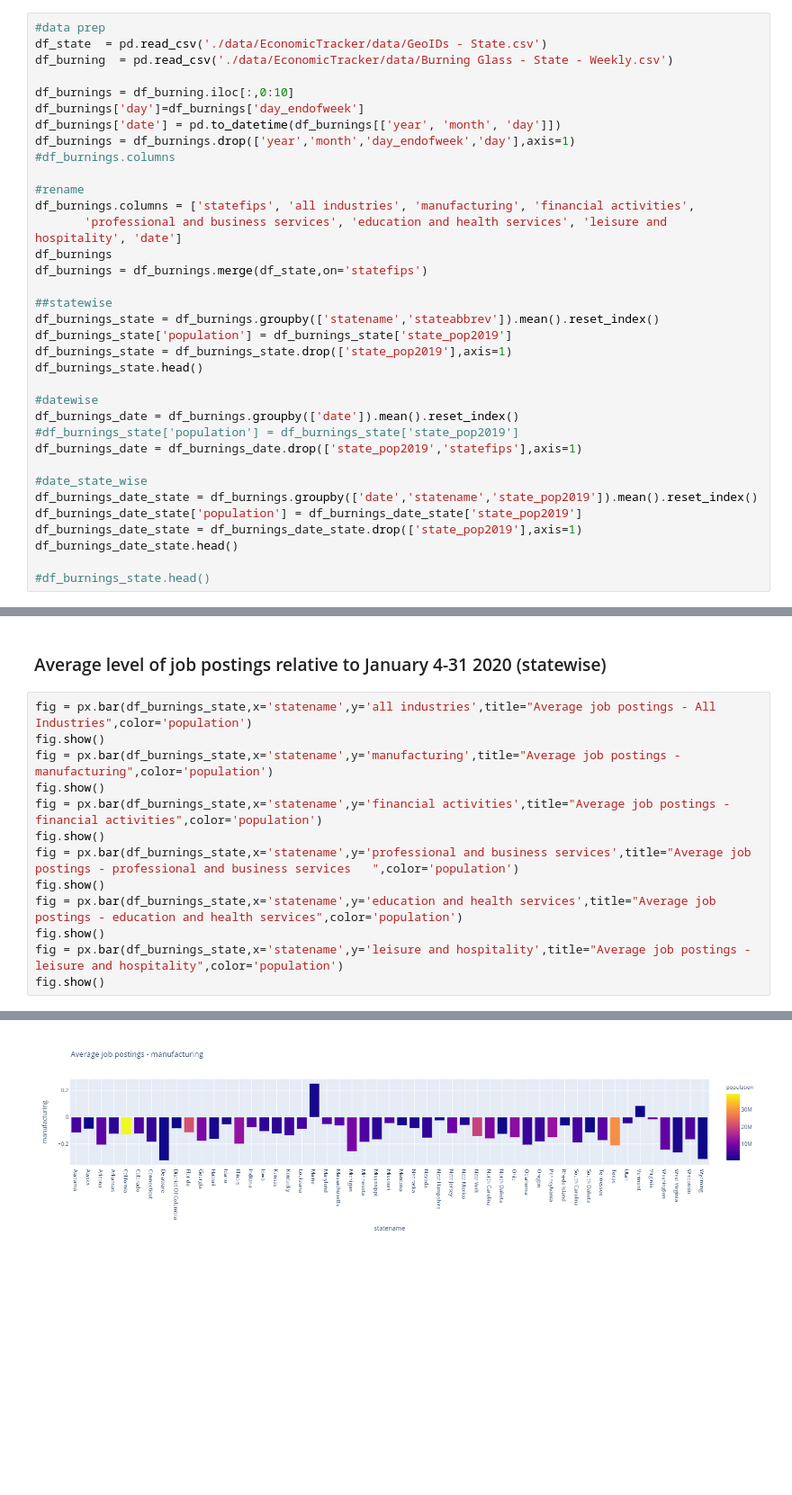
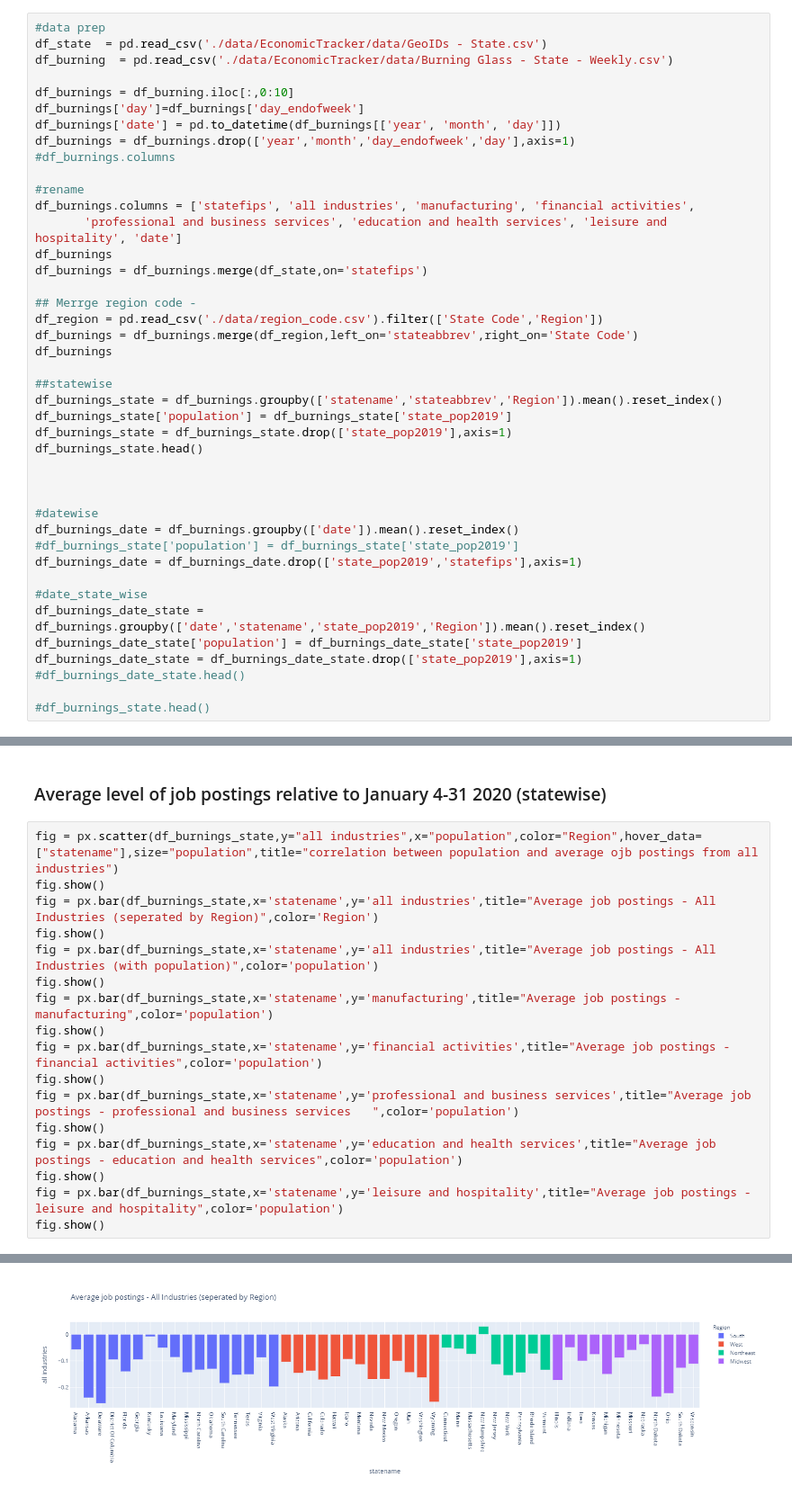
Before and after one commit to nagarajbhat/nagarajbhat.github.io, a Jupyter notebook: covid19_unemployment_analysis.ipynb, the cells around one changed output, grey strips where cells are left out. Shown at 90% size. Saved outputs shown, nothing was run; the diff lists cells and outputs as text; blank space fills up the shorter version.

```diff
--- a/covid19_unemployment_analysis.ipynb
+++ b/covid19_unemployment_analysis.ipynb
@@ -82,11 +115,18 @@ df_burnings.columns = ['statefips', 'all industries', 'manufacturing', 'financia
 df_burnings
 df_burnings = df_burnings.merge(df_state,on='statefips')
 
+## Merrge region code -
+df_region = pd.read_csv('./data/region_code.csv').filter(['State Code','Region'])
+df_burnings = df_burnings.merge(df_region,left_on='stateabbrev',right_on='State Code')
+df_burnings
+
 ##statewise
-df_burnings_state = df_burnings.groupby(['statename','stateabbrev']).mean().reset_index()
+df_burnings_state = df_burnings.groupby(['statename','stateabbrev','Region']).mean().reset_index()
 df_burnings_state['population'] = df_burnings_state['state_pop2019']
 df_burnings_state = df_burnings_state.drop(['state_pop2019'],axis=1)
 df_burnings_state.head()
+
+
 
 #datewise
 df_burnings_date = df_burnings.groupby(['date']).mean().reset_index()
@@ -94,9 +134,9 @@ df_burnings_date = df_burnings.groupby(['date']).mean().reset_index()
 df_burnings_date = df_burnings_date.drop(['state_pop2019','statefips'],axis=1)
 
 #date_state_wise
-df_burnings_date_state = df_burnings.groupby(['date','statename','state_pop2019']).mean().reset_index()
+df_burnings_date_state = df_burnings.groupby(['date','statename','state_pop2019','Region']).mean().reset_index()
 df_burnings_date_state['population'] = df_burnings_date_state['state_pop2019']
 df_burnings_date_state = df_burnings_date_state.drop(['state_pop2019'],axis=1)
-df_burnings_date_state.head()
+#df_burnings_date_state.head()
 
 #df_burnings_state.head()
@@ -148,7 +211,11 @@ fig.show()
 # %% [markdown]
 ### Average level of job postings relative to January 4-31 2020 (statewise)
 # %%
-fig = px.bar(df_burnings_state,x='statename',y='all industries',title="Average job postings - All Industries",color='population')
+fig = px.scatter(df_burnings_state,y="all industries",x="population",color="Region",hover_data=["statename"],size="population",title="correlation between population and average ojb postings from all industries")
+fig.show()
+fig = px.bar(df_burnings_state,x='statename',y='all industries',title="Average job postings - All Industries (seperated by Region)",color='Region')
+fig.show()
+fig = px.bar(df_burnings_state,x='statename',y='all industries',title="Average job postings - All Industries (with population)",color='population')
 fig.show()
 fig = px.bar(df_burnings_state,x='statename',y='manufacturing',title="Average job postings - manufacturing",color='population')
 fig.show()
@@ -165 +232 @@ fig.show()
-[figure, old version]
+[figure, new version]
```
Also changed, not shown: parts of 20 cells of this notebook.
